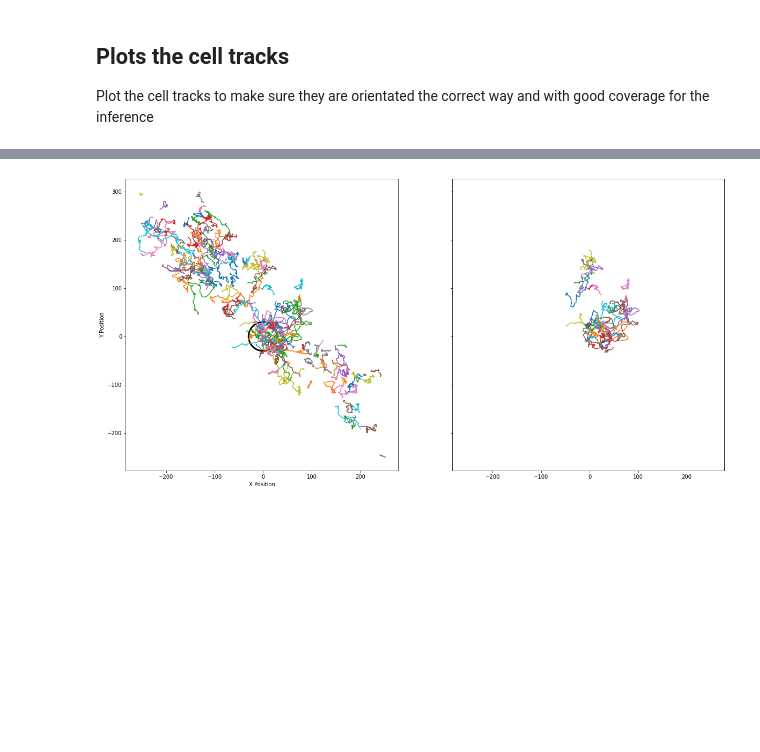
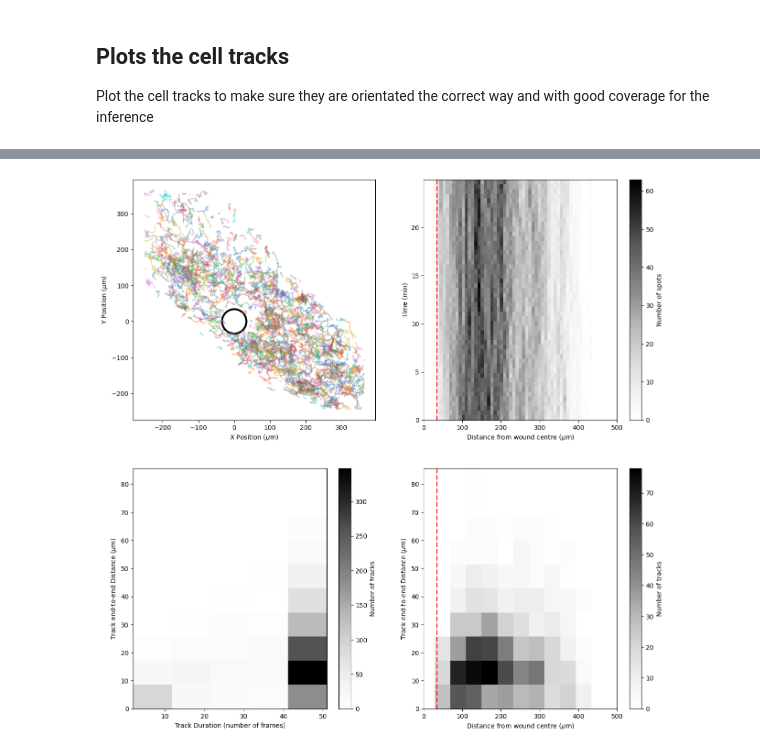
Before and after one commit to Schumacher-group/ImmuneCellMigrationAnalysis, a Jupyter notebook: Notebooks/Cell tracking processing pipeline_revision.ipynb, the cells around one changed output, grey strips where cells are left out. Cells and saved outputs as stored; diff of their text form; code cells hidden in the pictures; blank space fills up the shorter version.

```diff
--- a/Notebooks/Cell tracking processing pipeline_revision.ipynb
+++ b/Notebooks/Cell tracking processing pipeline_revision.ipynb
@@ -220,3 +209,7 @@ plt.show()
+# %%
+plot_cell_tracks_and_stats(singlewound_mcr_data,"MCR Cell tracking.pdf", woundradius=34)
+# %% [output]
+[figure, added]
 # %%
 def angle_binning(trajectory):
         theta_pos = trajectory[(trajectory['theta'] >= 0)]
@@ -235,23 +228,21 @@ angles2 = angle_binning2(total_cells)
 # %%
-fig, ax = plt.subplots(1,2,sharey=True, sharex=True, figsize=(20, 10))
-for track_id in angles[0]['Track_ID'].unique():
-    # get the x and y coordinates for the current track
-    x = total_cells[total_cells['Track_ID'] == track_id]['x']
-    y = total_cells[total_cells['Track_ID'] == track_id]['y']
-    # plot the track as a line
-    ax[0].plot(x, y)
-for track_id in angles2[0]['Track_ID'].unique():
-    # get the x and y coordinates for the current track
-    x = total_cells[total_cells['Track_ID'] == track_id]['x']
-    y = total_cells[total_cells['Track_ID'] == track_id]['y']
-    # plot the track as a line
-    ax[1].plot(x, y)
-# add axis labels and legend
-circ1 = Circle((0,0), 30, facecolor='None', edgecolor='k', lw=3, alpha = 1)
-ax[0].add_patch(circ1)
-ax[0].set_xlabel('X Position')
-ax[0].set_ylabel('Y Position')
-plt.show()
+# fig, ax = plt.subplots(1,2,sharey=True, sharex=True, figsize=(20, 10))
+# for track_id in angles[0]['Track_ID'].unique():
+#     # get the x and y coordinates for the current track
+#     x = halfwound_data[halfwound_data['Track_ID'] == track_id]['x']
+#     y = halfwound_data[halfwound_data['Track_ID'] == track_id]['y']
+#     # plot the track as a line
+#     ax[0].plot(x, y)
+# for track_id in angles2[0]['Track_ID'].unique():
+#     # get the x and y coordinates for the current track
+#     x = halfwound_data[halfwound_data['Track_ID'] == track_id]['x']
+#     y = halfwound_data[halfwound_data['Track_ID'] == track_id]['y']
+#     # plot the track as a line
+#     ax[1].plot(x, y)
+# # add axis labels and legend
+# circ1 = Circle((0,0), 30, facecolor='None', edgecolor='k', lw=3, alpha = 1)
+# ax[0].add_patch(circ1)
+# ax[0].set_xlabel('X Position')
+# ax[0].set_ylabel('Y Position')
+# plt.show()
-# %% [output]
-[figure, removed]
 # %%
```
Also changed, not shown: parts of 8 cells of this notebook.
